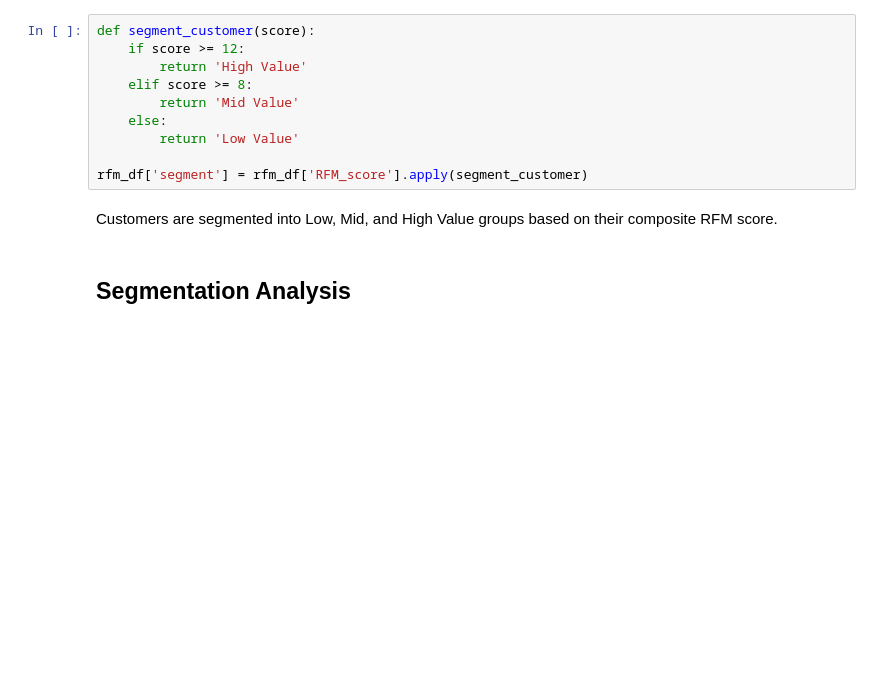
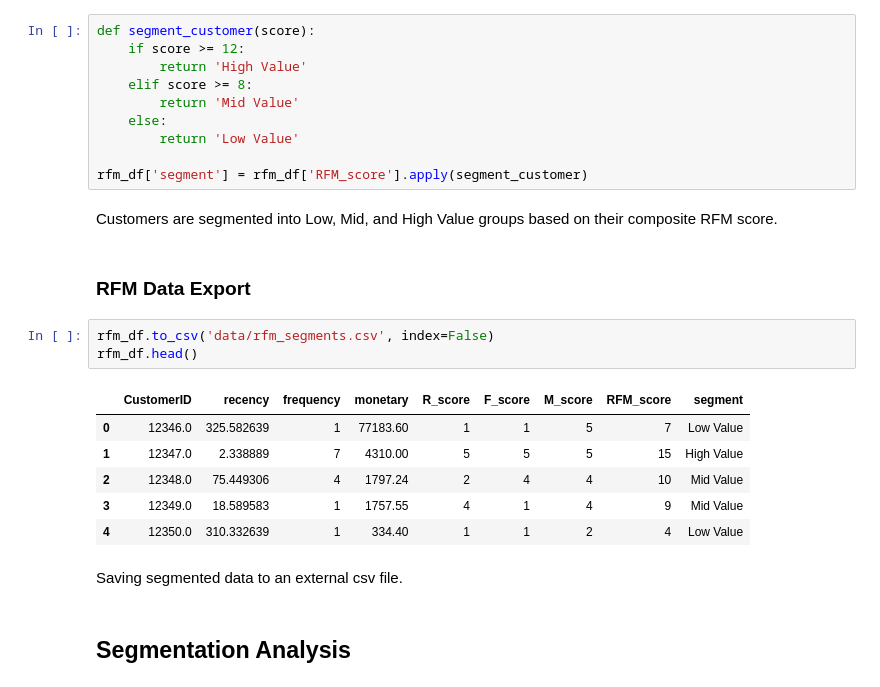
Before and after one commit to fahimfa3/RFM-analysis, a Jupyter notebook: notebooks/rfm_customer_segmentation.ipynb, the cells around one changed output. Saved outputs shown, nothing was run; the diff lists cells and outputs as text; blank space fills up the shorter version.

Commit message:
saved segmented data for app

```diff
--- a/notebooks/rfm_customer_segmentation.ipynb
+++ b/notebooks/rfm_customer_segmentation.ipynb
@@ -81,6 +83,20 @@ def segment_customer(score):
 rfm_df['segment'] = rfm_df['RFM_score'].apply(segment_customer)
 # %% [markdown]
 Customers are segmented into Low, Mid, and High Value groups based on their composite RFM score.
+# %% [markdown]
+### RFM Data Export
+# %%
+rfm_df.to_csv('data/rfm_segments.csv', index=False)
+rfm_df.head()
+# %% [output]
+|  | CustomerID | recency | frequency | monetary | R_score | F_score | M_score | RFM_score | segment |
+| 0 | 12346.0 | 325.582639 | 1 | 77183.60 | 1 | 1 | 5 | 7 | Low Value |
+| 1 | 12347.0 | 2.338889 | 7 | 4310.00 | 5 | 5 | 5 | 15 | High Value |
+| 2 | 12348.0 | 75.449306 | 4 | 1797.24 | 2 | 4 | 4 | 10 | Mid Value |
+| 3 | 12349.0 | 18.589583 | 1 | 1757.55 | 4 | 1 | 4 | 9 | Mid Value |
+| 4 | 12350.0 | 310.332639 | 1 | 334.40 | 1 | 1 | 2 | 4 | Low Value |
+# %% [markdown]
+Saving segmented data to an external csv file.
 # %% [markdown]
 ## Segmentation Analysis
 # %%
```
Also changed, not shown: parts of 2 cells of this notebook.
